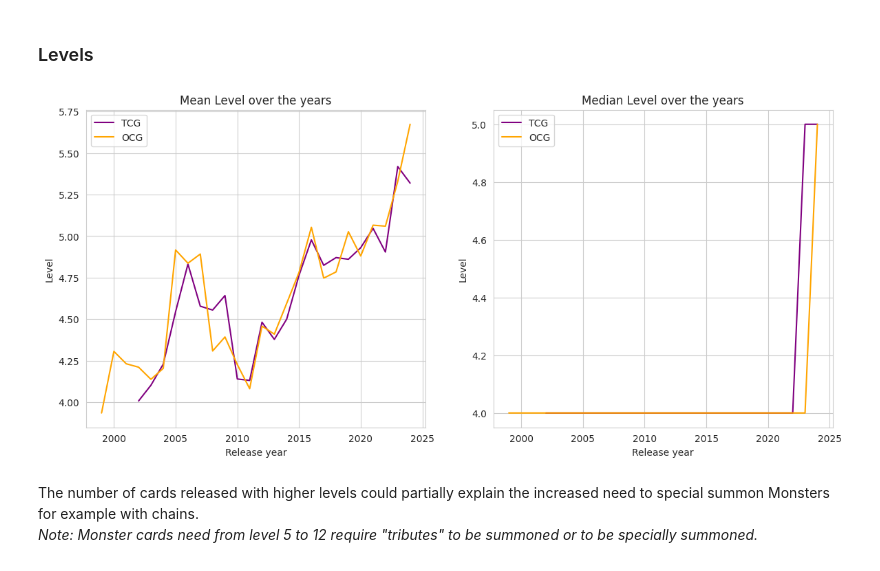
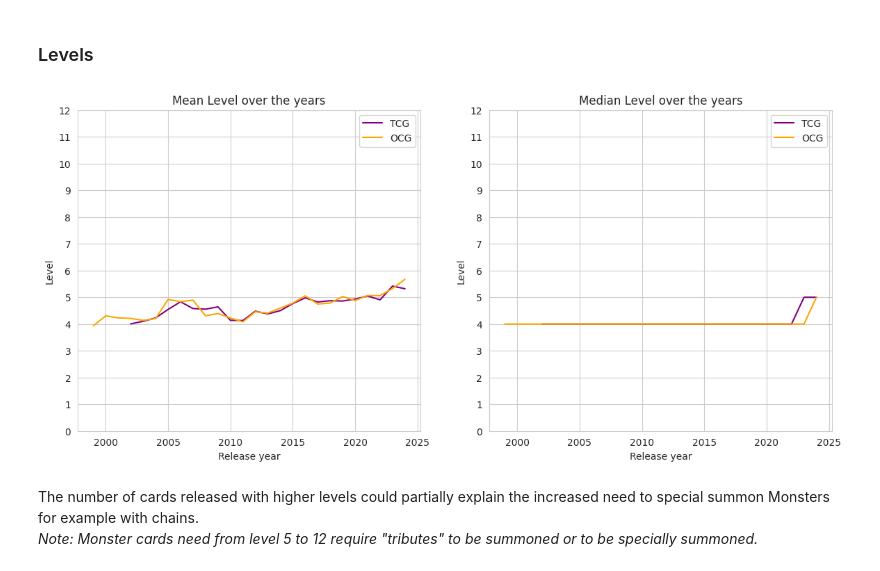
Before and after one commit to HanaeBonnafoux/yugioh, a Jupyter notebook: yu-gi-oh-s-evolution-through-the-cards.ipynb, the cells around one changed output. Saved outputs shown, nothing was run; the diff lists cells and outputs as text; code cells hidden in the pictures.

```diff
--- a/yu-gi-oh-s-evolution-through-the-cards.ipynb
+++ b/yu-gi-oh-s-evolution-through-the-cards.ipynb
@@ -413,24 +415,32 @@ This is something that could be investigated further on a later date.
 ### Levels
 # %%
 #level plots
+
 fig, axes = plt.subplots(1, 2, figsize=(14, 6))
 
+# y-axis limits and ticks
+y_min, y_max, y_step = 0, 12, 1
+y_ticks = np.arange(y_min, y_max + y_step, y_step)
 
 sns.lineplot(data=monster_cards_data, x="tcg_year", y="level", label="TCG", color='purple', ax=axes[0], errorbar=None)
 sns.lineplot(data=monster_cards_data, x="ocg_year", y="level", label="OCG", color='orange', ax=axes[0], errorbar=None)
 axes[0].set_title("Mean Level over the years")
 axes[0].set_xlabel("Release year")
 axes[0].set_ylabel("Level")
+axes[0].set_ylim(y_min, y_max)
+axes[0].set_yticks(y_ticks)
 
 sns.lineplot(data=monster_cards_data, x="tcg_year", y="level", label="TCG", color='purple', ax=axes[1], estimator=np.median, errorbar=None)
 sns.lineplot(data=monster_cards_data, x="ocg_year", y="level", label="OCG", color='orange', ax=axes[1], estimator=np.median, errorbar=None)
 axes[1].set_title("Median Level over the years")
 axes[1].set_xlabel("Release year")
 axes[1].set_ylabel("Level")
+axes[1].set_ylim(y_min, y_max)
+axes[1].set_yticks(y_ticks)
 
 plt.show()
 # %% [output]
-[figure, old version]
+[figure, new version]
 # %% [markdown]
 The number of cards released with higher levels could partially explain the increased need to special summon Monsters for example with chains.
 *Note: Monster cards need from level 5 to 12 require "tributes" to be summoned or to be specially summoned.*
```
Also changed, not shown: parts of 4 cells of this notebook.
